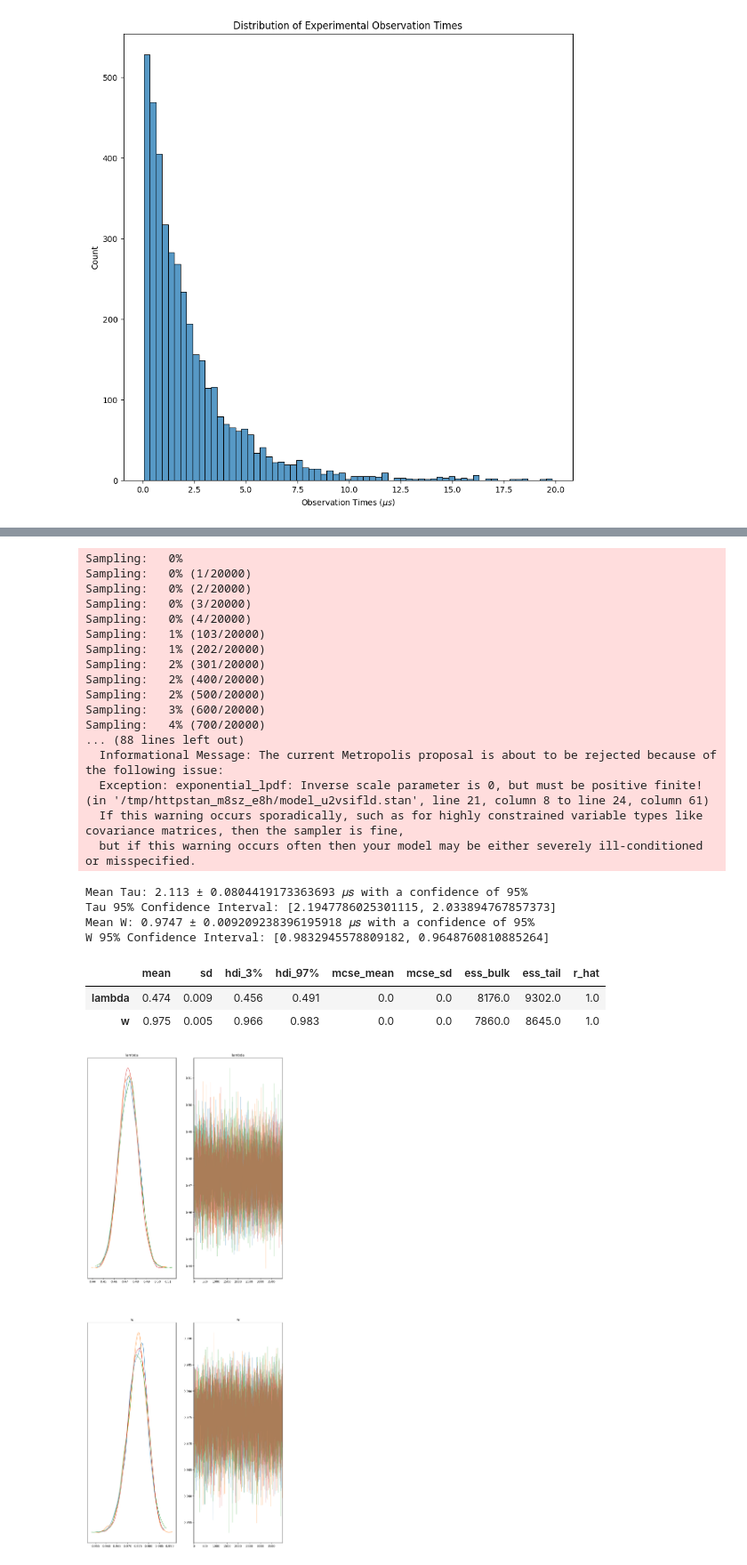
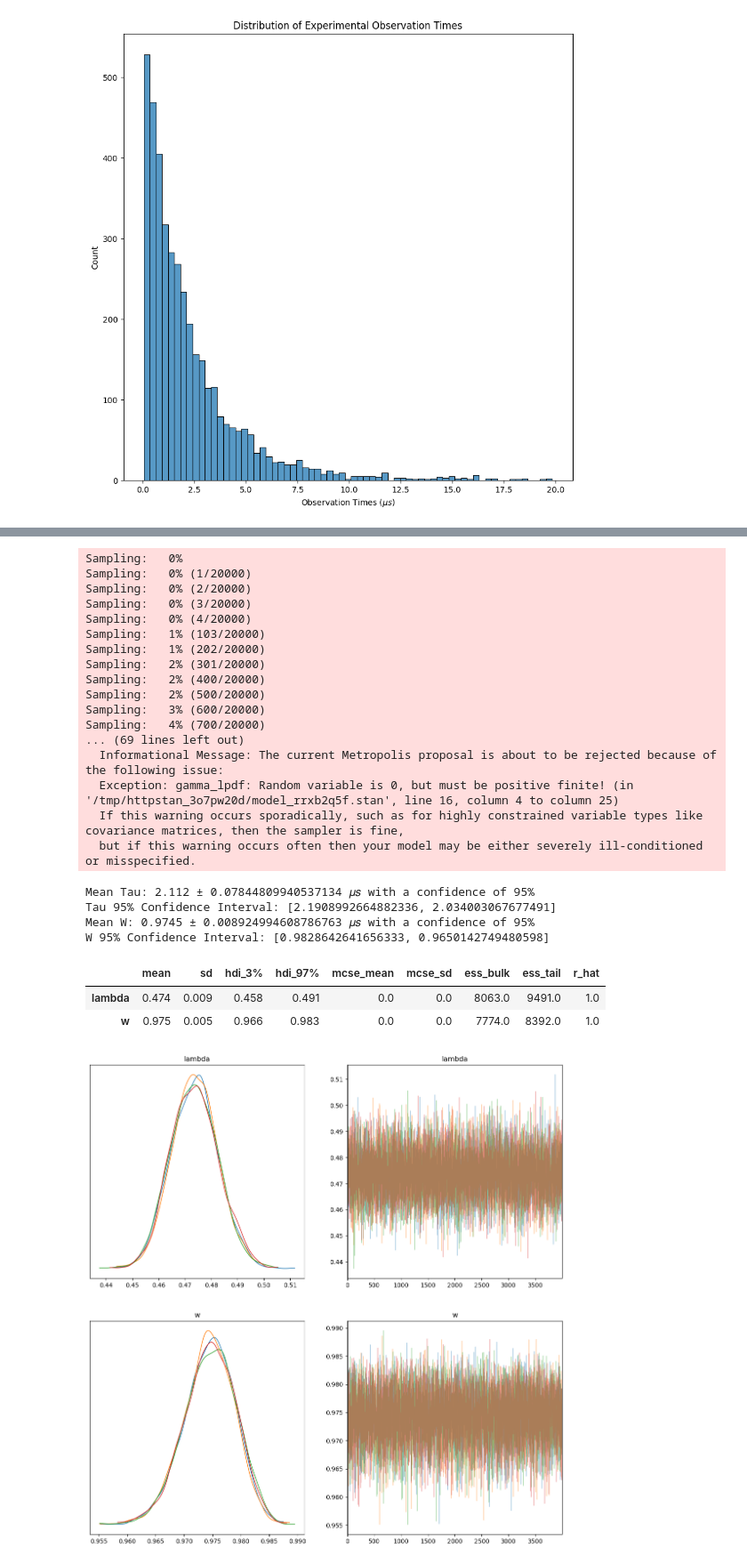
Before and after one commit to NightHydra/CognitiveModelingHomework, a Jupyter notebook: Project/muonPhysics.ipynb, the cells around one changed output, grey strips where cells are left out. Shown at 89% size. Drawn from its saved outputs; the diff is of its cells as text; code cells hidden in the pictures.

```diff
--- a/Project/muonPhysics.ipynb
+++ b/Project/muonPhysics.ipynb
@@ -119,6 +119,35 @@ model {
 }
 
 """
+# %%
+sensitivity_model_code = """
+
+data {
+    int<lower=1> N; // Size of the data
+    vector[N] y; // Observation times
+    real<lower=0> y_max; // Maximum value data point in the y vector
+}
+
+parameters {
+    real<lower=0> lambda; // Decay rate of a muon
+    real<lower=0,upper=1> w; // Weight for the exponential (muon) distribution
+}
+
+model {
+    // Priors
+    lambda ~ gamma(2, 2);
+    w ~ beta(2,2);
+
+    // Likelihood
+    for(n in 1:N){
+        target += log_sum_exp(log(w) +
+                          exponential_lpdf(y[n] | lambda),
+                          log1m(w) +
+                          uniform_lpdf(y[n] | 0.001, y_max));
+    }
+}
+
+"""
 # %%
 # Fit synthetic data using the Stan model to see if parameter recovery of the mixture weights is possible
 data_dict = {
@@ -326,6 +453,6 @@ data_dict = {
     "y_max": np.max(tau_experimental)
 }
 
-model = stan.build(stan_code, data=data_dict)
+model = stan.build(sensitivity_model_code, data=data_dict)
 # %% [output]
 Building...
@@ -356,9 +472,9 @@ Sampling:   2% (400/20000)
 Sampling:   2% (500/20000)
 Sampling:   3% (600/20000)
 Sampling:   4% (700/20000)
-... (88 lines left out)
+... (69 lines left out)
   Informational Message: The current Metropolis proposal is about to be rejected because of the following issue:
-  Exception: exponential_lpdf: Inverse scale parameter is 0, but must be positive finite! (in '/tmp/httpstan_m8sz_e8h/model_u2vsifld.stan', line 21, column 8 to line 24, column 61)
+  Exception: gamma_lpdf: Random variable is 0, but must be positive finite! (in '/tmp/httpstan_3o7pw20d/model_rrxb2q5f.stan', line 16, column 4 to column 25)
   If this warning occurs sporadically, such as for highly constrained variable types like covariance matrices, then the sampler is fine,
   but if this warning occurs often then your model may be either severely ill-conditioned or misspecified.
 # %%
@@ -395,21 +511,21 @@ print(f"Mean W: {np.round(w_posterior_mean, 4)} ± {w_posterior_std * w_posterio
 print(f"W 95% Confidence Interval: [{w_posterior_mean + w_posterior_std * w_posterior_uz}, {w_posterior_mean - w_posterior_std * w_posterior_lz}]")
 az.summary(fit, var_names=['lambda', 'w',], filter_vars="like")
 # %% [output]
-Mean Tau: 2.113 ± 0.0804419173363693 𝜇𝑠 with a confidence of 95%
-Tau 95% Confidence Interval: [2.1947786025301115, 2.033894767857373]
-Mean W: 0.9747 ± 0.009209238396195918 𝜇𝑠 with a confidence of 95%
-W 95% Confidence Interval: [0.9832945578809182, 0.9648760810885264]
+Mean Tau: 2.112 ± 0.07844809940537134 𝜇𝑠 with a confidence of 95%
+Tau 95% Confidence Interval: [2.1908992664882336, 2.034003067677491]
+Mean W: 0.9745 ± 0.008924994608786763 𝜇𝑠 with a confidence of 95%
+W 95% Confidence Interval: [0.9828642641656333, 0.9650142749480598]
 |  | mean | sd | hdi_3% | hdi_97% | mcse_mean | mcse_sd | ess_bulk | ess_tail | r_hat |
-| lambda | 0.474 | 0.009 | 0.456 | 0.491 | 0.0 | 0.0 | 8176.0 | 9302.0 | 1.0 |
-| w | 0.975 | 0.005 | 0.966 | 0.983 | 0.0 | 0.0 | 7860.0 | 8645.0 | 1.0 |
+| lambda | 0.474 | 0.009 | 0.458 | 0.491 | 0.0 | 0.0 | 8063.0 | 9491.0 | 1.0 |
+| w | 0.975 | 0.005 | 0.966 | 0.983 | 0.0 | 0.0 | 7774.0 | 8392.0 | 1.0 |
 # %%
 columns_to_plot_trace_of = ['lambda', 'w']
 
-az.plot_trace(fit, var_names=columns_to_plot_trace_of, filter_vars='like', compact=False, figsize=(12, 30))
+az.plot_trace(fit, var_names=columns_to_plot_trace_of, filter_vars='like', compact=False, figsize=(14, 14))
 
 plt.savefig("Figures/exp_trace_plot.png", format="png")
 # %% [output]
-[figure, old version]
+[figure, new version]
 # %%
 # Plot prior and posterior distributions of the decay time
 tau_prior = np.random.gamma(3, scale=1, size=tau_estimated.shape)
```
Also changed, not shown: parts of 18 cells of this notebook, 14 other files.
